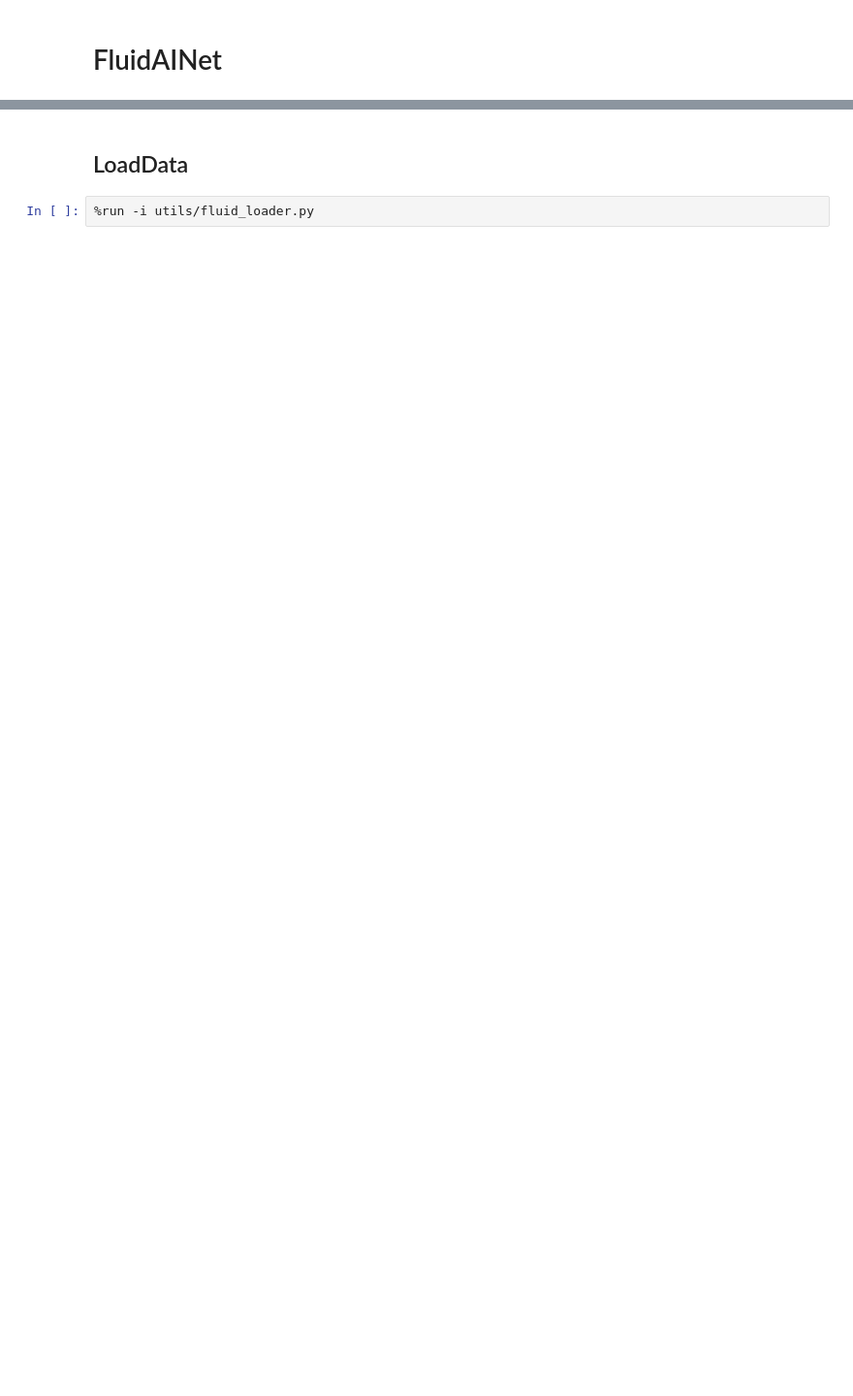
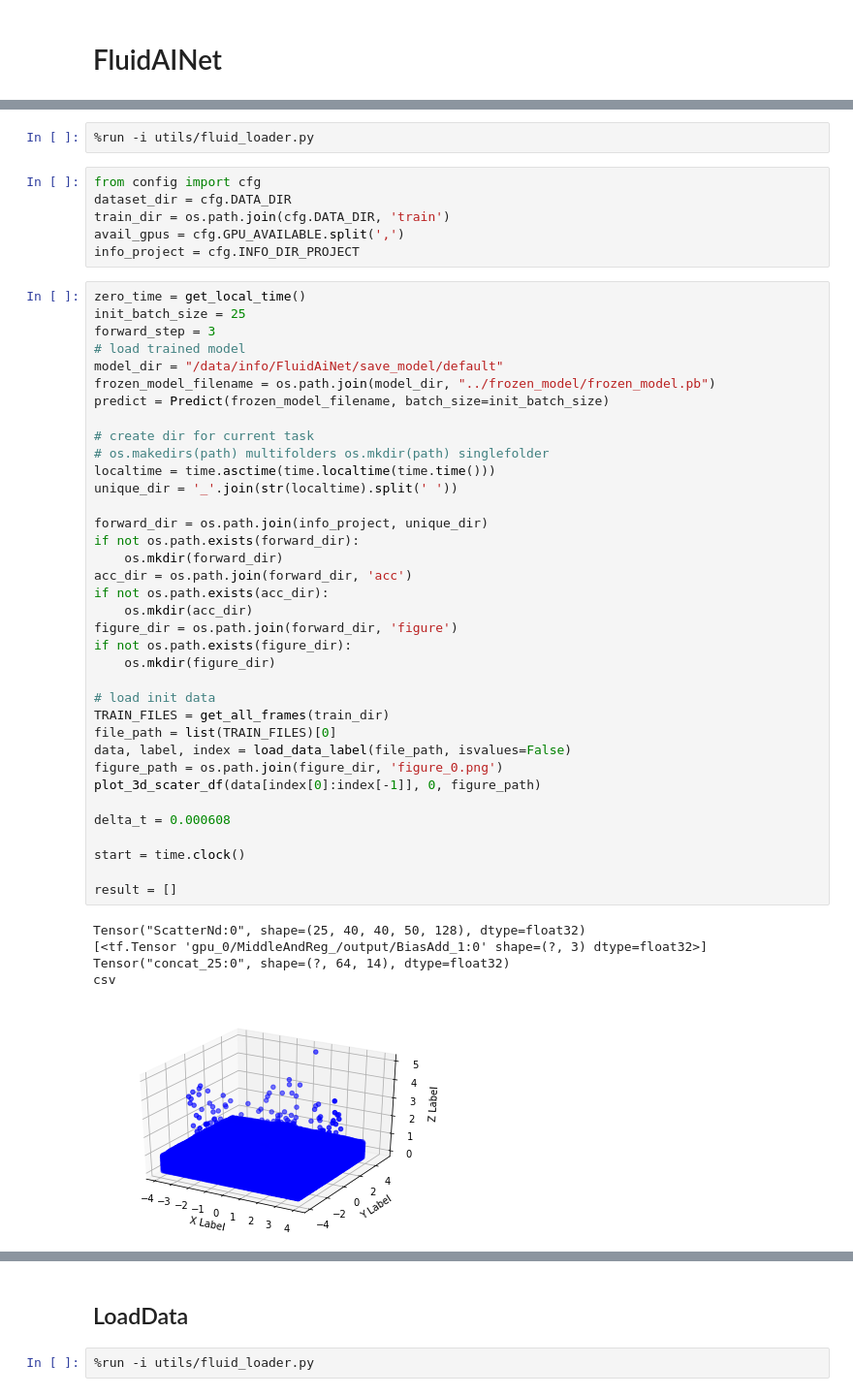
Before and after one commit to TrellixVulnTeam/deeplearning_0U5K, a Jupyter notebook: FluidAiNet/FluidAiNet.ipynb, the cells around one changed output, grey strips where cells are left out. Shown at 97% size. Cells and saved outputs as stored; diff of their text form; blank space fills up the shorter version.

Commit message:
steps to truth

```diff
--- a/FluidAiNet/FluidAiNet.ipynb
+++ b/FluidAiNet/FluidAiNet.ipynb
@@ -8,0 +29,50 @@ import tensorflow as tf
+# %%
+%run -i utils/fluid_loader.py
+# %%
+from config import cfg
+dataset_dir = cfg.DATA_DIR
+train_dir = os.path.join(cfg.DATA_DIR, 'train')
+avail_gpus = cfg.GPU_AVAILABLE.split(',')
+info_project = cfg.INFO_DIR_PROJECT
+# %%
+zero_time = get_local_time()
+init_batch_size = 25
+forward_step = 3
+# load trained model
+model_dir = "/data/info/FluidAiNet/save_model/default"
+frozen_model_filename = os.path.join(model_dir, "../frozen_model/frozen_model.pb")
+predict = Predict(frozen_model_filename, batch_size=init_batch_size)
+
+# create dir for current task
+# os.makedirs(path) multifolders os.mkdir(path) singlefolder
+localtime = time.asctime(time.localtime(time.time()))
+unique_dir = '_'.join(str(localtime).split(' '))
+
+forward_dir = os.path.join(info_project, unique_dir)
+if not os.path.exists(forward_dir):
+    os.mkdir(forward_dir)
+acc_dir = os.path.join(forward_dir, 'acc')
+if not os.path.exists(acc_dir):
+    os.mkdir(acc_dir)
+figure_dir = os.path.join(forward_dir, 'figure')
+if not os.path.exists(figure_dir):
+    os.mkdir(figure_dir)
+
+# load init data
+TRAIN_FILES = get_all_frames(train_dir)
+file_path = list(TRAIN_FILES)[0]
+data, label, index = load_data_label(file_path, isvalues=False)
+figure_path = os.path.join(figure_dir, 'figure_0.png')
+plot_3d_scater_df(data[index[0]:index[-1]], 0, figure_path)
+
+delta_t = 0.000608
+
+start = time.clock()
+
+result = []
+# %% [output]
+Tensor("ScatterNd:0", shape=(25, 40, 40, 50, 128), dtype=float32)
+[<tf.Tensor 'gpu_0/MiddleAndReg_/output/BiasAdd_1:0' shape=(?, 3) dtype=float32>]
+Tensor("concat_25:0", shape=(?, 64, 14), dtype=float32)
+csv
+[figure, added]
```
Also changed, not shown: parts of 36 cells of this notebook, 6 other files.
